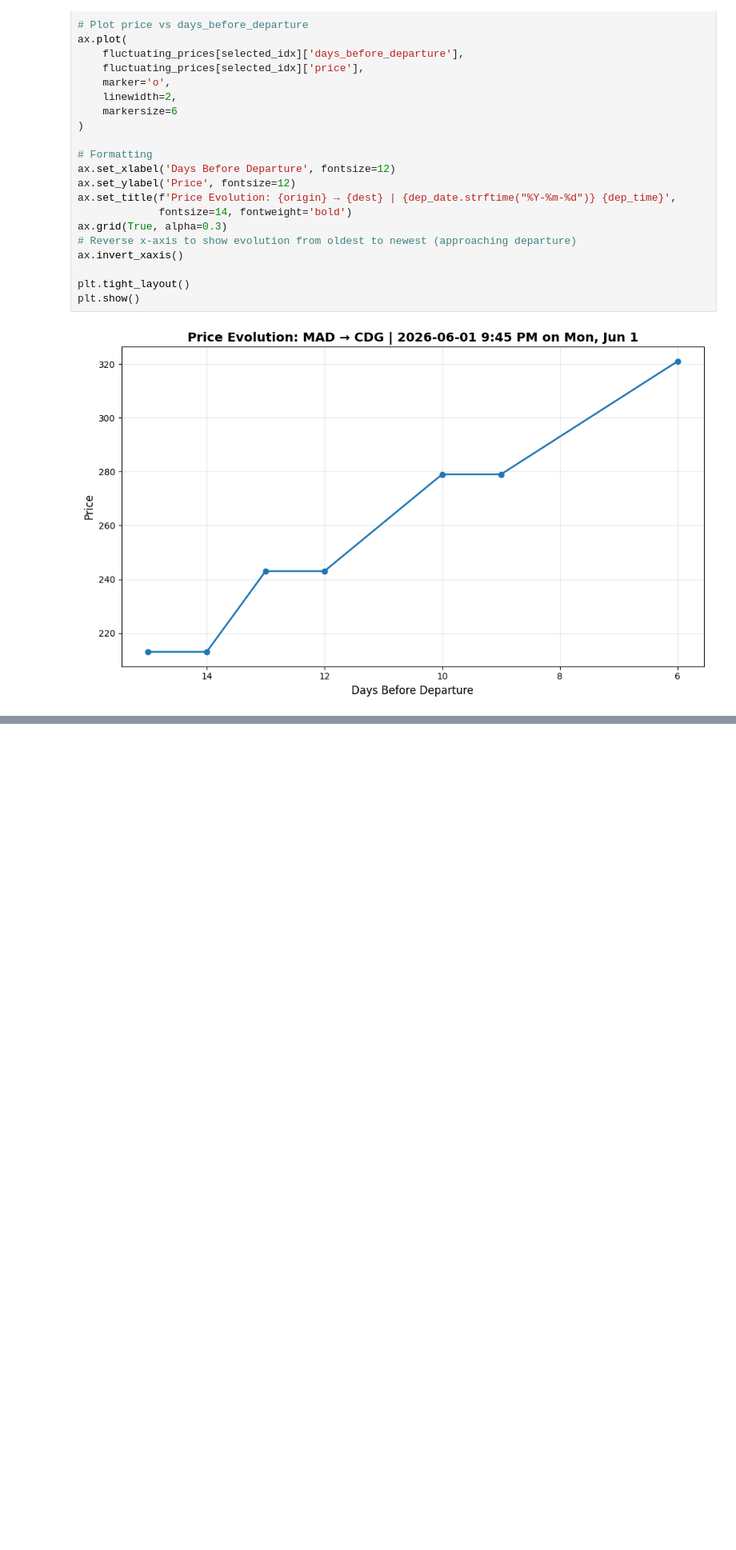
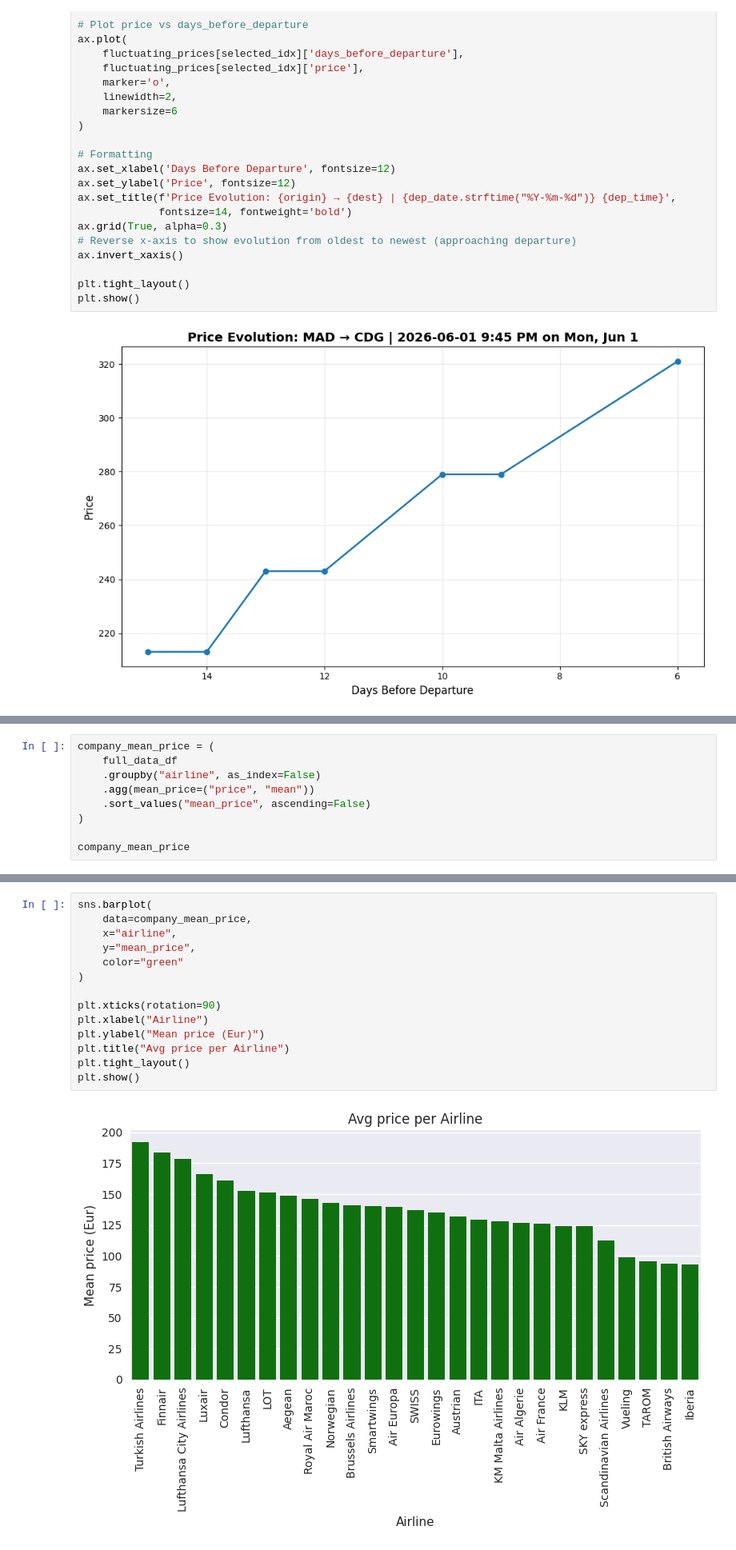
Before and after one commit to G0rg0ne/Visionary, a Jupyter notebook: notebooks/data_investigator.ipynb, the cells around one changed output, grey strips where cells are left out. Shown at 80% size. Drawn from its saved outputs; the diff is of its cells as text; blank space fills up the shorter version.

```diff
--- a/notebooks/data_investigator.ipynb
+++ b/notebooks/data_investigator.ipynb
@@ -82,0 +192,9 @@ plt.show()
+# %%
+company_mean_price = (
+    full_data_df
+    .groupby("airline", as_index=False)
+    .agg(mean_price=("price", "mean"))
+    .sort_values("mean_price", ascending=False)
+)
+
+company_mean_price
@@ -82,0 +219,16 @@ plt.show()
+# %%
+sns.barplot(
+    data=company_mean_price,
+    x="airline",
+    y="mean_price",
+    color="green"
+)
+
+plt.xticks(rotation=90)
+plt.xlabel("Airline")
+plt.ylabel("Mean price (Eur)")
+plt.title("Avg price per Airline")
+plt.tight_layout()
+plt.show()
+# %% [output]
+[figure, added]
```
Also changed, not shown: parts of 14 cells of this notebook.
